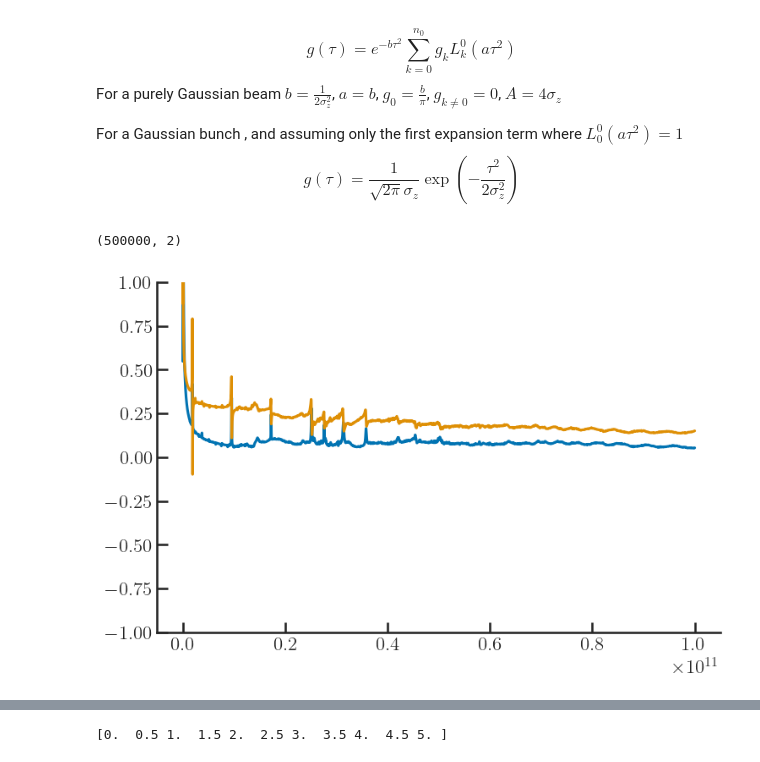
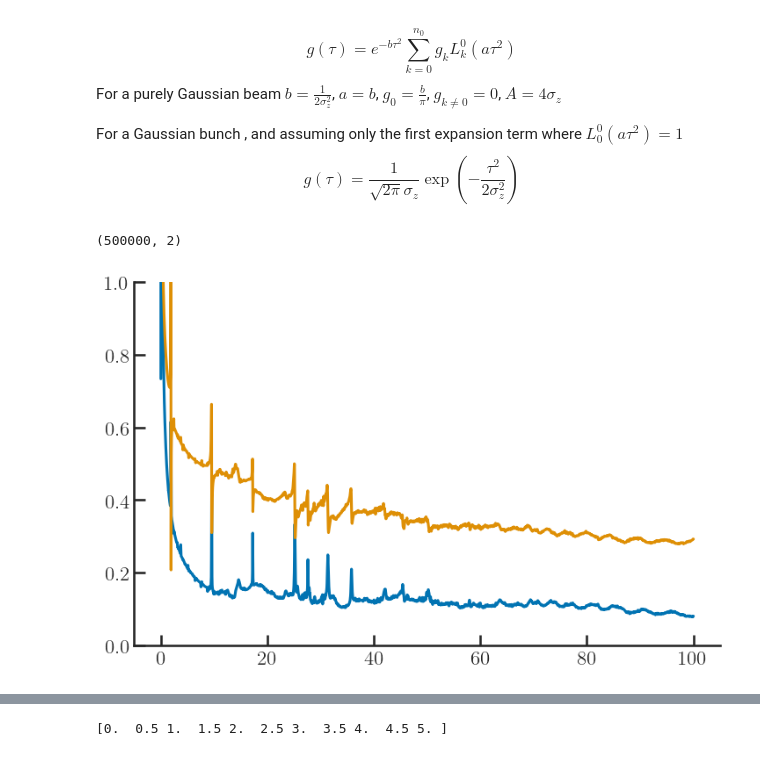
Before and after one commit to gubaidulinvadim/delphi, a Jupyter notebook: delphi_test.ipynb, the cells around one changed output, grey strips where cells are left out. Drawn from its saved outputs; the diff is of its cells as text; code cells hidden in the pictures.

```diff
--- a/delphi_test.ipynb
+++ b/delphi_test.ipynb
@@ -23,19 +34,19 @@ $$g(\tau) = \frac{1}{\sqrt{2\pi}\sigma_z}\exp{\left(-\frac{\tau^2}{2\sigma_z^2}\
 # %%
 %matplotlib inline
 import pandas as pd
-f = pd.read_csv('Zydip.dat', sep='\t', header=None)
+f = pd.read_csv('Zydip_IDclose.dat', sep='\t', header=None)
 Z_freqs = f[0][f[0]>0]
 Zre = f[1][f[0]>0]
 Zim = f[2][f[0]>0]
-plt.ylim(-1, 1)
+plt.ylim(0, 1)
 Z = np.vstack((Zre, Zim)).T
 # Z = Z.reshape(Z.shape[1], Z.shape[0])
-plt.plot(Z_freqs, Z[:,0]/1e6,)
-plt.plot(Z_freqs, Z[:,1]/1e6,)
+plt.plot(Z_freqs/1e9, Z[:,0]/1e6,)
+plt.plot(Z_freqs/1e9, Z[:,1]/1e6,)
 print(Z.shape)
 # %% [output]
 (500000, 2)
-[figure, old version]
+[figure, new version]
 # %%
 from mbtrack2.impedance import CircularResistiveWall
 from scipy.constants import c
```
Also changed, not shown: parts of 14 cells of this notebook, 1 other file.
